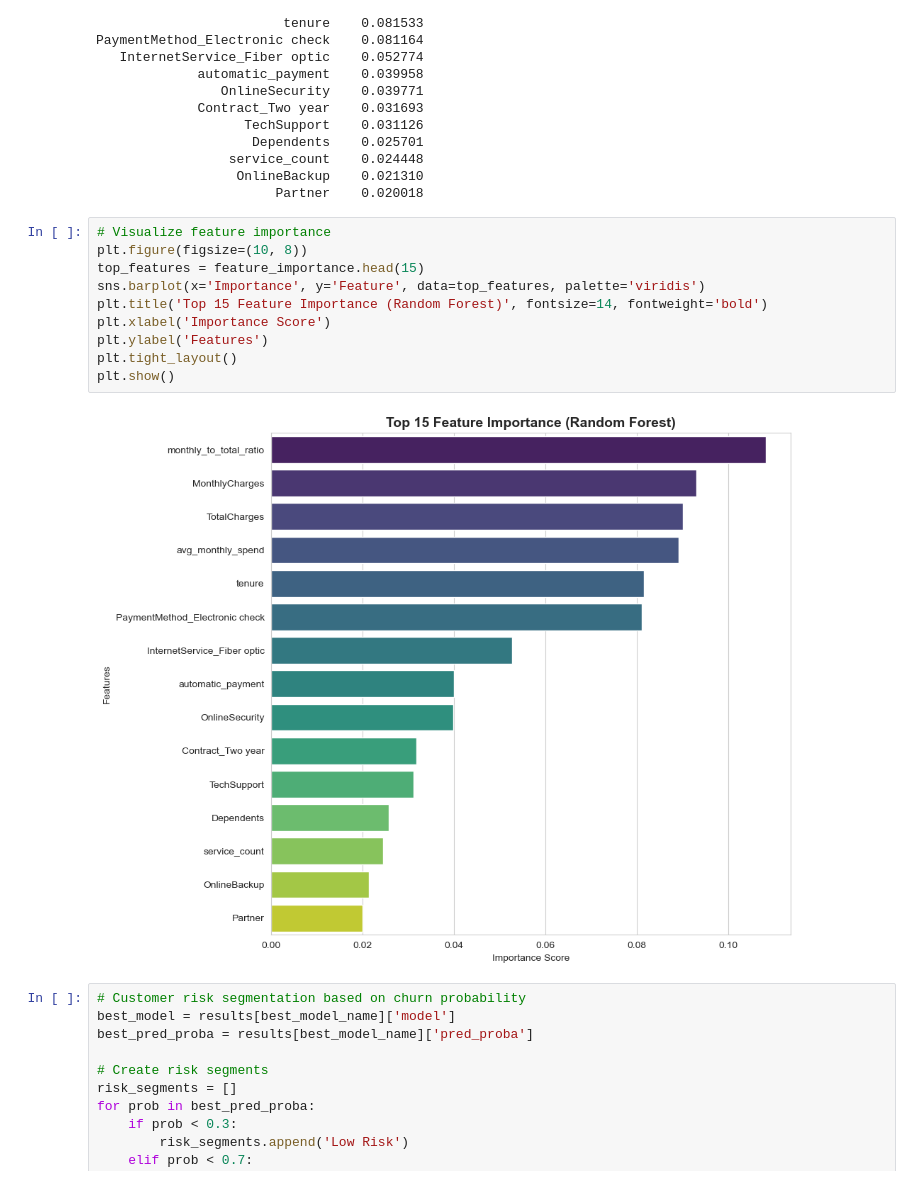
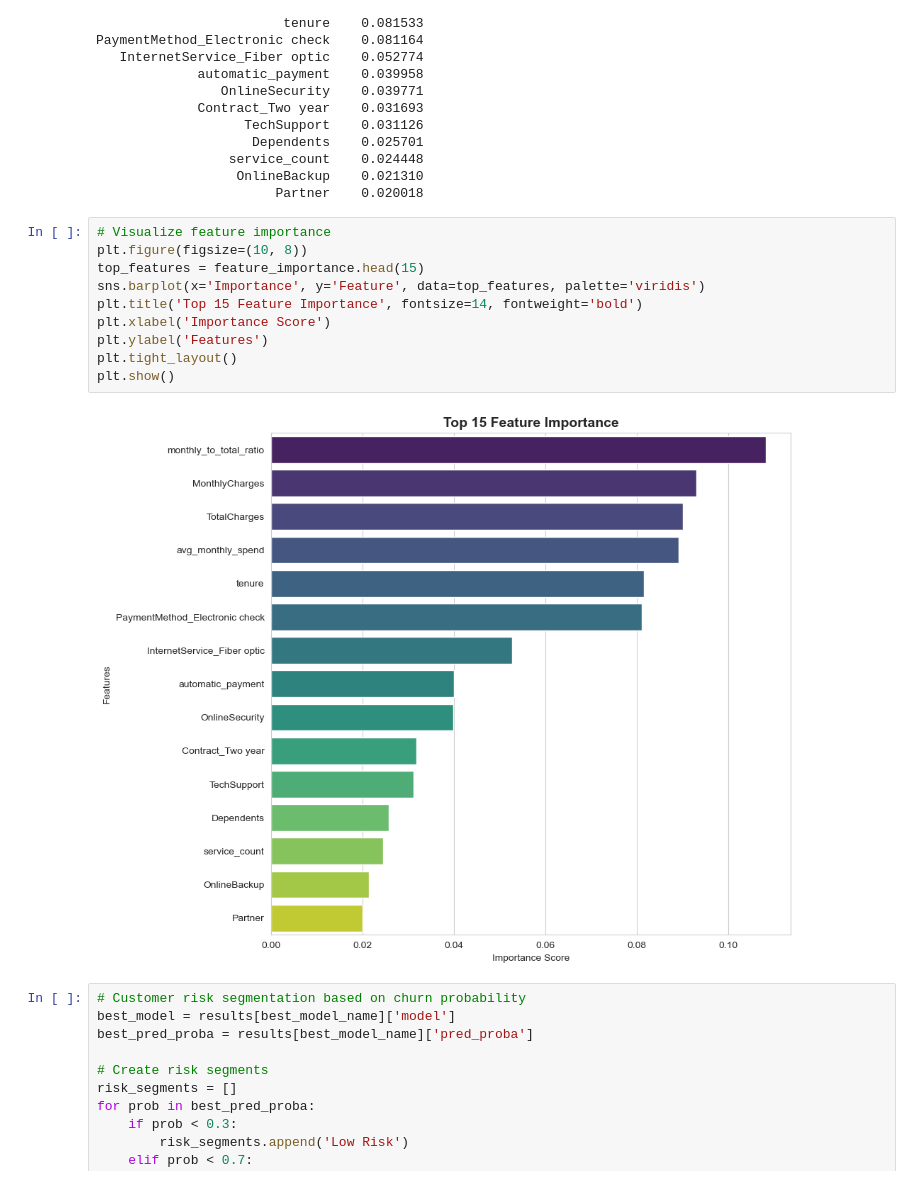
Before and after one commit to EstherMamai/FUTURE_ML_02, a Jupyter notebook: notebooks/churn_prediction_complete.ipynb, the cells around one changed output. Saved outputs shown, nothing was run; the diff lists cells and outputs as text.

```diff
--- a/notebooks/churn_prediction_complete.ipynb
+++ b/notebooks/churn_prediction_complete.ipynb
@@ -767,15 +818,15 @@ PaymentMethod_Electronic check    0.081164
 # %%
 # Visualize feature importance
 plt.figure(figsize=(10, 8))
 top_features = feature_importance.head(15)
 sns.barplot(x='Importance', y='Feature', data=top_features, palette='viridis')
-plt.title('Top 15 Feature Importance (Random Forest)', fontsize=14, fontweight='bold')
+plt.title('Top 15 Feature Importance', fontsize=14, fontweight='bold')
 plt.xlabel('Importance Score')
 plt.ylabel('Features')
 plt.tight_layout()
 plt.show()
 # %% [output]
-[figure, old version]
+[figure, new version]
 # %%
 # Customer risk segmentation based on churn probability
 best_model = results[best_model_name]['model']
```
Also changed, not shown: parts of 7 cells of this notebook, 7 other files.
